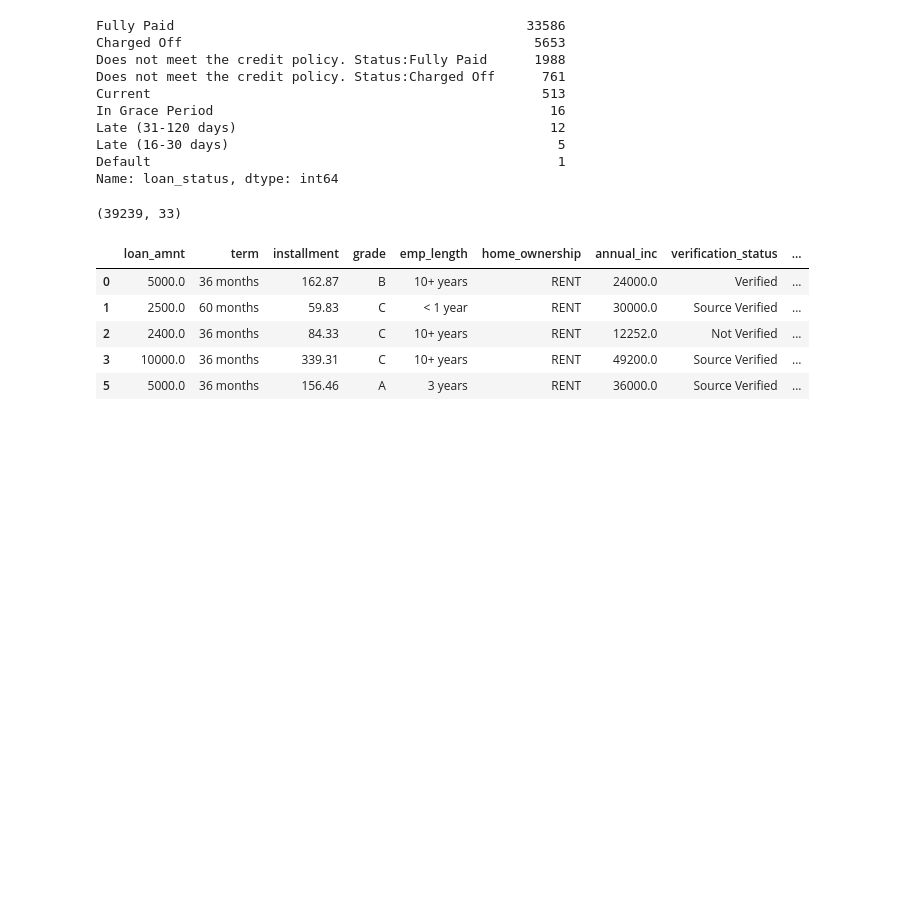
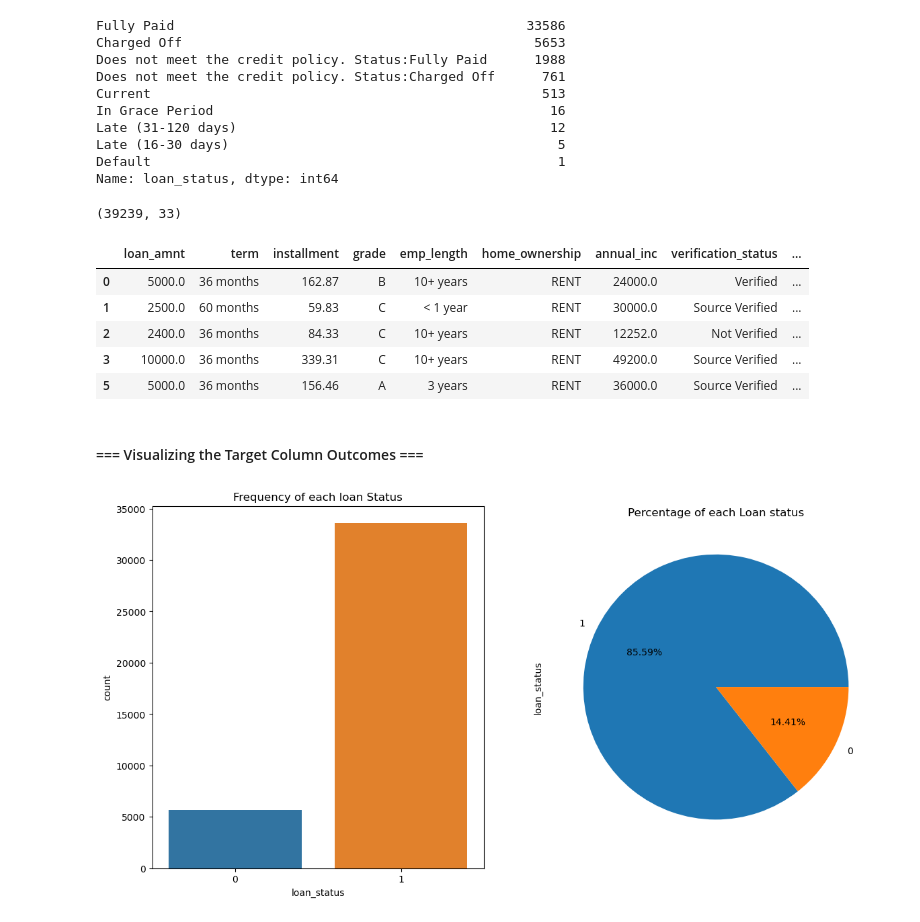
Before and after one commit to StewartStack/DAStudyBackups, a Jupyter notebook: DataStudies3/stewartstack_loans2007.ipynb, the cells around one changed output. Drawn from its saved outputs; the diff is of its cells as text; code cells hidden in the pictures; blank space fills up the shorter version.

```diff
--- a/DataStudies3/stewartstack_loans2007.ipynb
+++ b/DataStudies3/stewartstack_loans2007.ipynb
@@ -363,3 +363,19 @@ loans_2007.head()
 | 2 | 2400.0 | 36 months | 84.33 | C | 10+ years | RENT | 12252.0 | Not Verified | ... |
 | 3 | 10000.0 | 36 months | 339.31 | C | 10+ years | RENT | 49200.0 | Source Verified | ... |
 | 5 | 5000.0 | 36 months | 156.46 | A | 3 years | RENT | 36000.0 | Source Verified | ... |
+# %% [markdown]
+#### === Visualizing the Target Column Outcomes ===
+# %%
+# Defining how many plots wanted(1 = one row, 2 = 2 columns; set the size for the canvas)
+fig, axs = plt.subplots(1, 2, figsize = (14, 7))
+# Seaborn bar chart using loan_status for the x-axis, take the data from the dataset, set the position of the canvas
+sns.countplot(x = 'loan_status', data = loans_2007, ax = axs[0])
+# Naming the area assigned to plot 1
+axs[0].set_title('Frequency of each loan Status')
+# Creates pie chart using matplotlib (ax = axs[1] places it correctly on the canvas, autopct sets the decimal display)
+loans_2007.loan_status.value_counts().plot(x = None, y = None, kind = 'pie', ax = axs[1], autopct = '%1.2f%%')
+# Name the area assigned to plot 2
+axs[1].set_title('Percentage of each Loan status')
+plt.show()
+# %% [output]
+[figure, added]
```
